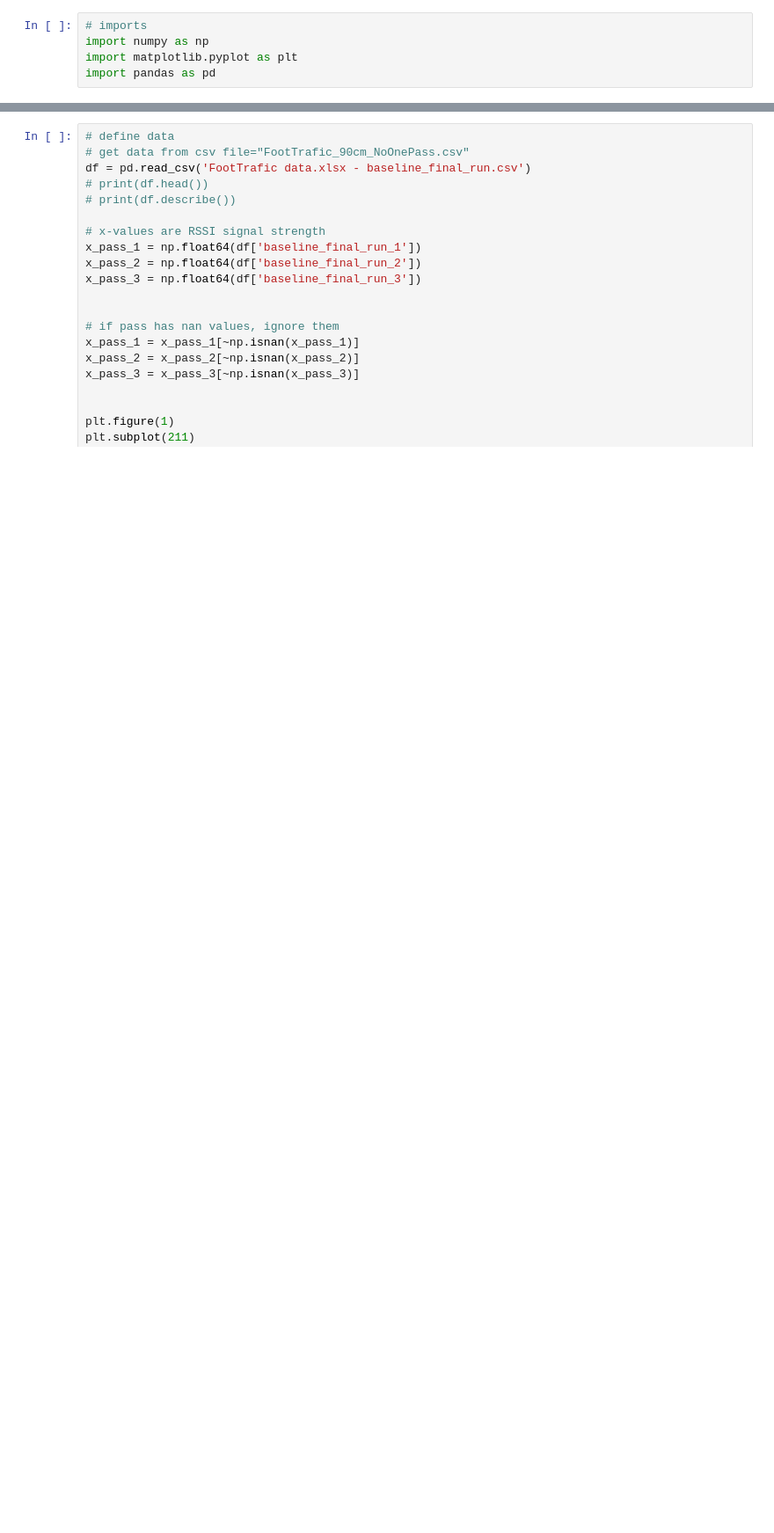
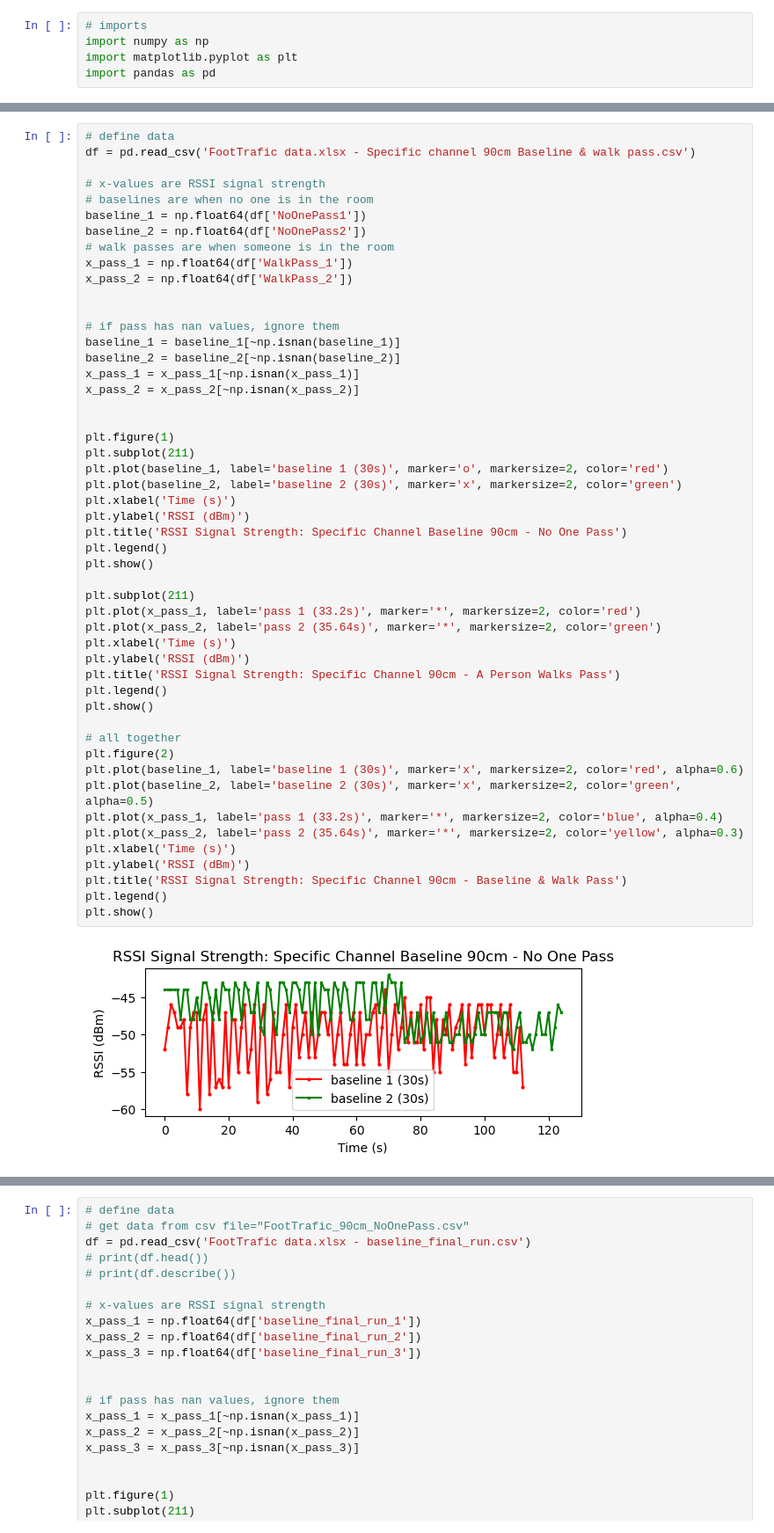
Before and after one commit to SuP3RM/Foot-Traffic, a Jupyter notebook: graphs.ipynb, the cells around one changed output, grey strips where cells are left out. Shown at 88% size. Cells and saved outputs as stored; diff of their text form; blank space fills up the shorter version.

Commit message:
Specific channel

```diff
--- a/graphs.ipynb
+++ b/graphs.ipynb
@@ -5,0 +8,52 @@ import pandas as pd
+# %%
+# define data
+df = pd.read_csv('FootTrafic data.xlsx - Specific channel 90cm Baseline & walk pass.csv')
+
+# x-values are RSSI signal strength
+# baselines are when no one is in the room
+baseline_1 = np.float64(df['NoOnePass1'])
+baseline_2 = np.float64(df['NoOnePass2'])
+# walk passes are when someone is in the room
+x_pass_1 = np.float64(df['WalkPass_1'])
+x_pass_2 = np.float64(df['WalkPass_2'])
+
+
+# if pass has nan values, ignore them
+baseline_1 = baseline_1[~np.isnan(baseline_1)]
+baseline_2 = baseline_2[~np.isnan(baseline_2)]
+x_pass_1 = x_pass_1[~np.isnan(x_pass_1)]
+x_pass_2 = x_pass_2[~np.isnan(x_pass_2)]
+
+
+plt.figure(1)
+plt.subplot(211)
+plt.plot(baseline_1, label='baseline 1 (30s)', marker='o', markersize=2, color='red')
+plt.plot(baseline_2, label='baseline 2 (30s)', marker='x', markersize=2, color='green')
+plt.xlabel('Time (s)')
+plt.ylabel('RSSI (dBm)')
+plt.title('RSSI Signal Strength: Specific Channel Baseline 90cm - No One Pass')
+plt.legend()
+plt.show()
+
+plt.subplot(211)
+plt.plot(x_pass_1, label='pass 1 (33.2s)', marker='*', markersize=2, color='red')
+plt.plot(x_pass_2, label='pass 2 (35.64s)', marker='*', markersize=2, color='green')
+plt.xlabel('Time (s)')
+plt.ylabel('RSSI (dBm)')
+plt.title('RSSI Signal Strength: Specific Channel 90cm - A Person Walks Pass')
+plt.legend()
+plt.show()
+
+# all together
+plt.figure(2)
+plt.plot(baseline_1, label='baseline 1 (30s)', marker='x', markersize=2, color='red', alpha=0.6)
+plt.plot(baseline_2, label='baseline 2 (30s)', marker='x', markersize=2, color='green', alpha=0.5)
+plt.plot(x_pass_1, label='pass 1 (33.2s)', marker='*', markersize=2, color='blue', alpha=0.4)
+plt.plot(x_pass_2, label='pass 2 (35.64s)', marker='*', markersize=2, color='yellow', alpha=0.3)
+plt.xlabel('Time (s)')
+plt.ylabel('RSSI (dBm)')
+plt.title('RSSI Signal Strength: Specific Channel 90cm - Baseline & Walk Pass')
+plt.legend()
+plt.show()
+# %% [output]
+[figure, added]
```
Also changed, not shown: parts of 6 cells of this notebook, 7 other files.
